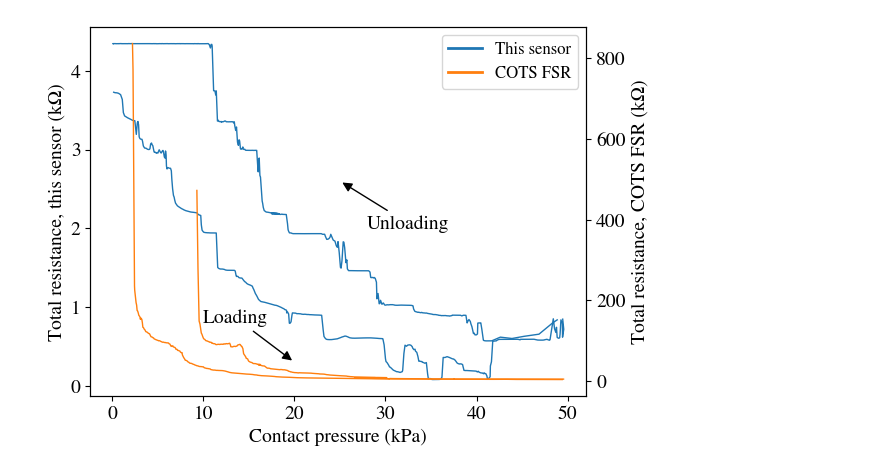
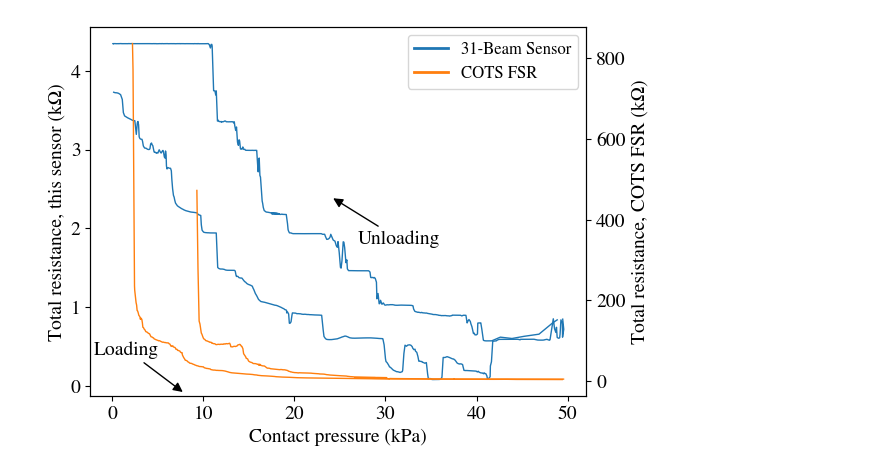
Before and after one commit to lrizvi/exported, a Jupyter notebook: plots/10_31#1_working/10_31#1_working.ipynb, the cells around one changed output. Saved outputs shown, nothing was run; the diff lists cells and outputs as text; code cells hidden in the pictures.

Commit message:
figure edits

```diff
--- a/plots/10_31#1_working/10_31#1_working.ipynb
+++ b/plots/10_31#1_working/10_31#1_working.ipynb
@@ -138,37 +138,37 @@ lines   = []
 # Plot R/P
 for (cycle, loading), gf in data[0].dfdq.dropna().groupby(['Cycle', 'Loading']):
     if cycle == 2:
-        plot = axes[0].plot(gf.Pressure, gf.Resistance, lw=1, color=palette[0], label='This sensor')
+        plot = axes[0].plot(gf.Pressure, gf.Resistance, lw=1, color=palette[0], label='31-Beam Sensor')
         if loading:
             lines += plot
 
 # Plot COTS FSR R/P
 for (cycle, loading), gf in data[1].dfdq.dropna().groupby(['Cycle', 'Loading']):
     if cycle == 2:
         plot = axes[1].plot(gf.Pressure, gf.Resistance, lw=1, color=palette[1], label='COTS FSR')
         if loading:
             lines += plot
 
 # Draw loading/unloading arrows
-axes[0].annotate('Loading', xytext=(10, 0.8), xy=(20, 0.3), arrowprops=dict(arrowstyle='-|>', color='black'))
-axes[0].annotate('Unloading', xytext=(28, 2), xy=(25, 2.6), arrowprops=dict(arrowstyle='-|>', color='black'))
+axes[0].annotate('Loading', xytext=(-2, 0.4), xy=(8, -0.1), arrowprops=dict(arrowstyle='-|>', color='black'))
+axes[0].annotate('Unloading', xytext=(27, 1.8), xy=(24, 2.4), arrowprops=dict(arrowstyle='-|>', color='black'))
 
 # Style axes
 axes[0].set_xlabel('Contact pressure (kPa)')
 axes[0].set_ylabel('Total resistance, this sensor (kΩ)')
 axes[1].set_ylabel('Total resistance, COTS FSR (kΩ)')
 
 # Style legend
 leg = ax.legend(
     lines,
     [l.get_label() for l in lines],
     loc='upper right',
     fontsize=12,
 )
 for line in leg.get_lines():
     line.set_linewidth(2)
 
 plt.savefig('plot.png', dpi=600, bbox_inches='tight')
 plt.show()
 # %% [output]
-[figure, old version]
+[figure, new version]
```
Also changed, not shown: 5 other files.
